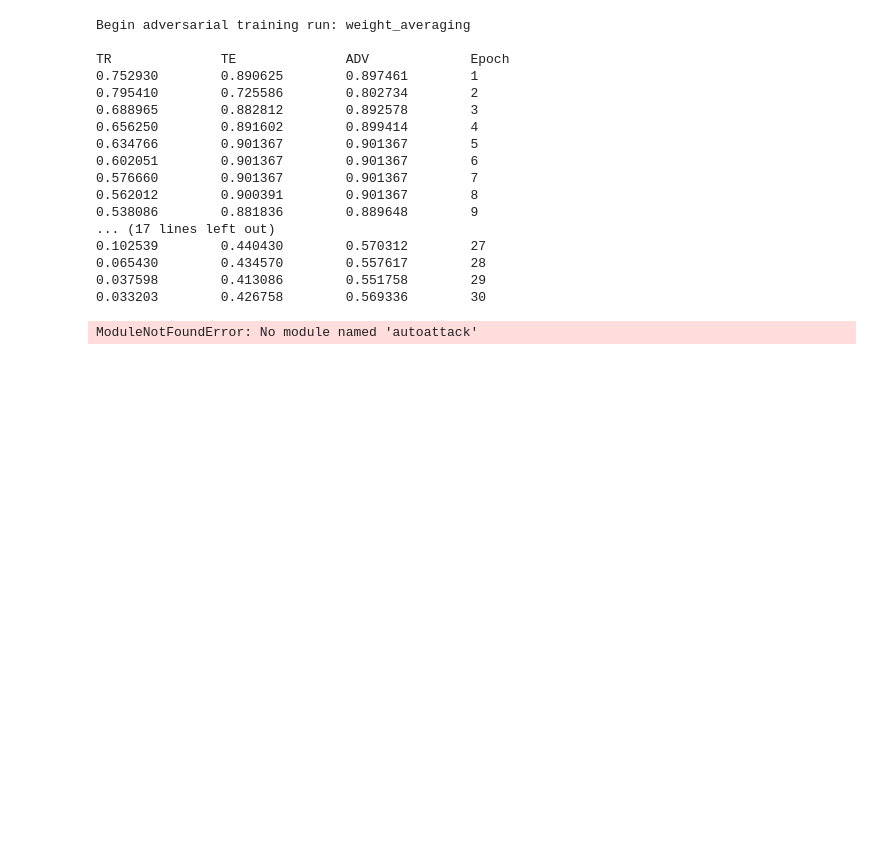
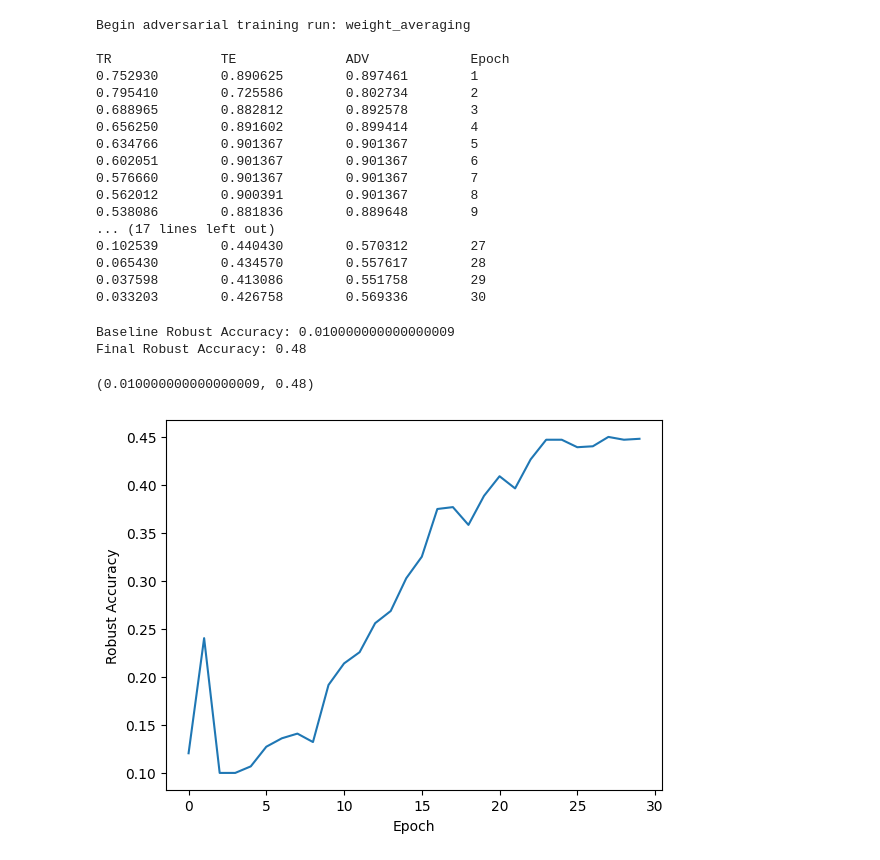
Before and after one commit to RubberLanding/AdversarialMachineLearning24, a Jupyter notebook: adversarial_training.ipynb, the cells around one changed output. Saved outputs shown, nothing was run; the diff lists cells and outputs as text; code cells hidden in the pictures; blank space fills up the shorter version.

```diff
--- a/adversarial_training.ipynb
+++ b/adversarial_training.ipynb
@@ -515,32 +519,37 @@ import matplotlib.pyplot as plt
 import io
 import contextlib
 from autoattack import AutoAttack
+import torch
+from torch.nn import CrossEntropyLoss, Conv2d
+from torch.optim import Adam, SGD
+from torch.optim.lr_scheduler import CosineAnnealingLR, CosineAnnealingWarmRestarts
 
 # Sanity Check: Loading the log file and plotting adversarial accuracies over training epochs
-def sanity_check(model):
-  project_dir = Path('/content/MyDrive/adversarial_training')
-  with open(project_dir / model / "log.json", "r") as f:
+def sanity_check(model_name):
+  project_dir = Path('/content/drive/MyDrive/adversarial_training')
+  with open(project_dir / model_name / "log.json", "r") as f:
       log = json.load(f)
 
-  plt.plot(log["adv_errors"])
+  plt.plot(np.ones_like(log['adv_errors']) - log["adv_errors"])
   plt.xlabel("Epoch")
   plt.ylabel("Robust Accuracy")
   return None
 
 # Evaluate Baseline Robust Accuracy and Final Robust Accuracy (after training) of a Model
-def evaluate_robust_accuracy(model, dataloader, attack):
+def evaluate_robust_accuracy(model_name, dataloader, attack):
     model = resnet18()
     model.conv1 = Conv2d(3, 64, kernel_size=3, stride=1, padding=1, bias=False)
-    model.fc = torch.nn.Linear(model_adv.fc.in_features, num_classes)
+    model.fc = torch.nn.Linear(model.fc.in_features, num_classes)
     model.eval()
     model = model.to(device)
-    baseline_robust_accuracy = 1 - eval_epoch_adversarial(dataloader, model, attack, loss_fn=cross_entropy)[0]
+    baseline_robust_accuracy = 1 - eval_epoch_adversarial(dataloader, model, attack, loss_fn=LossWrapper("CE"))[0]
 
+    weight_file = project_dir / model_name / "model_adv.pt"
     # load weight file to evaluate trained model
     model.load_state_dict(torch.load(weight_file, weights_only=True))
     model = model.to(device)
     model.eval()
-    final_robust_accuracy = 1 - eval_epoch_adversarial(dataloader, model, attack, loss_fn=cross_entropy)[0]
+    final_robust_accuracy = 1 - eval_epoch_adversarial(dataloader, model, attack, loss_fn=LossWrapper("CE"))[0]
     print(f"Baseline Robust Accuracy: {baseline_robust_accuracy}")
     print(f"Final Robust Accuracy: {final_robust_accuracy}")
     return baseline_robust_accuracy, final_robust_accuracy
@@ -548,15 +557,15 @@ def evaluate_robust_accuracy(model, dataloader, attack):
 def evaluate(weight_file, dataloader, attack):
     model = resnet18()
     model.conv1 = Conv2d(3, 64, kernel_size=3, stride=1, padding=1, bias=False)
-    model.fc = torch.nn.Linear(model_adv.fc.in_features, num_classes)
+    model.fc = torch.nn.Linear(model.fc.in_features, num_classes)
     model.eval()
     model.load_state_dict(torch.load(weight_file, weights_only=True))
     model = model.to(device)
-    clean_accuracy = 1 - eval_epoch(dataloader, model, loss_fn=cross_entropy)[0]
+    clean_accuracy = 1 - eval_epoch(dataloader, model, loss_fn=LossWrapper("CE"))[0]
     if attack == 'fgsm':
-        robust_accuracy = 1 - eval_epoch_adversarial(dataloader, model, fgsm, loss_fn=cross_entropy)[0]
+        robust_accuracy = 1 - eval_epoch_adversarial(dataloader, model, fgsm, loss_fn=LossWrapper("CE"))[0]
     elif attack == 'pgd':
-      robust_accuracy = 1 - eval_epoch_adversarial(dataloader, model, pgd_linf, loss_fn=cross_entropy)[0]
+      robust_accuracy = 1 - eval_epoch_adversarial(dataloader, model, pgd_linf, loss_fn=LossWrapper("CE"))[0]
     elif attack == 'autoattack':
         x_test, y_test = next(iter(dataloader))
         x_test, y_test = x_test.to(device), y_test.to(device)
@@ -575,8 +584,17 @@ def evaluate(weight_file, dataloader, attack):
         else:
             robust_acc = None
     return clean_accuracy, robust_accuracy
-# %% [output]
-ModuleNotFoundError: No module named 'autoattack'
+# %%
+# Sanity Checks
+model = 'weight_averaging'
+sanity_check(model)
+
+evaluate_robust_accuracy(model, dataloader_test_subset, fgsm)
+# %% [output]
+Baseline Robust Accuracy: 0.010000000000000009
+Final Robust Accuracy: 0.48
+(0.010000000000000009, 0.48)
+[figure, added]
 # %%
 # Pareto plot of all models
 
```
Also changed, not shown: parts of 6 cells of this notebook.
